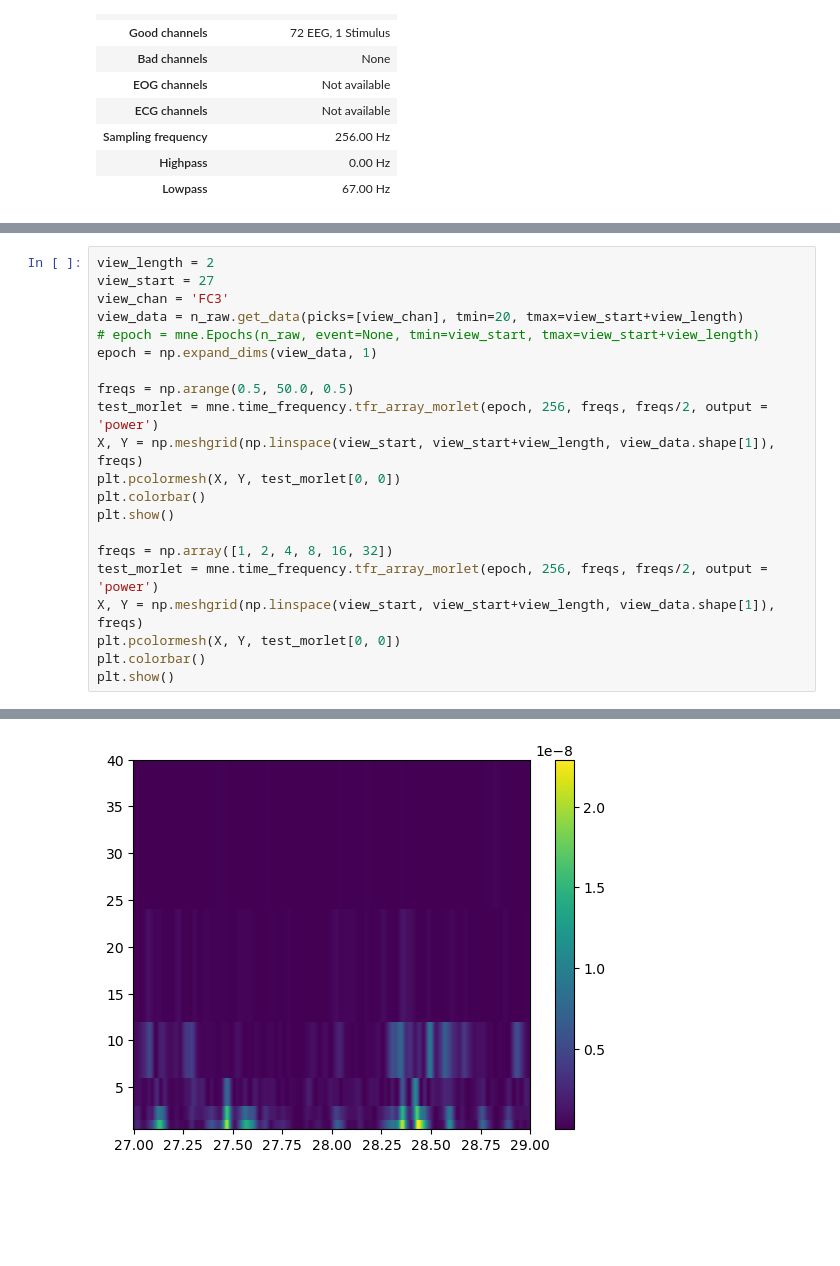
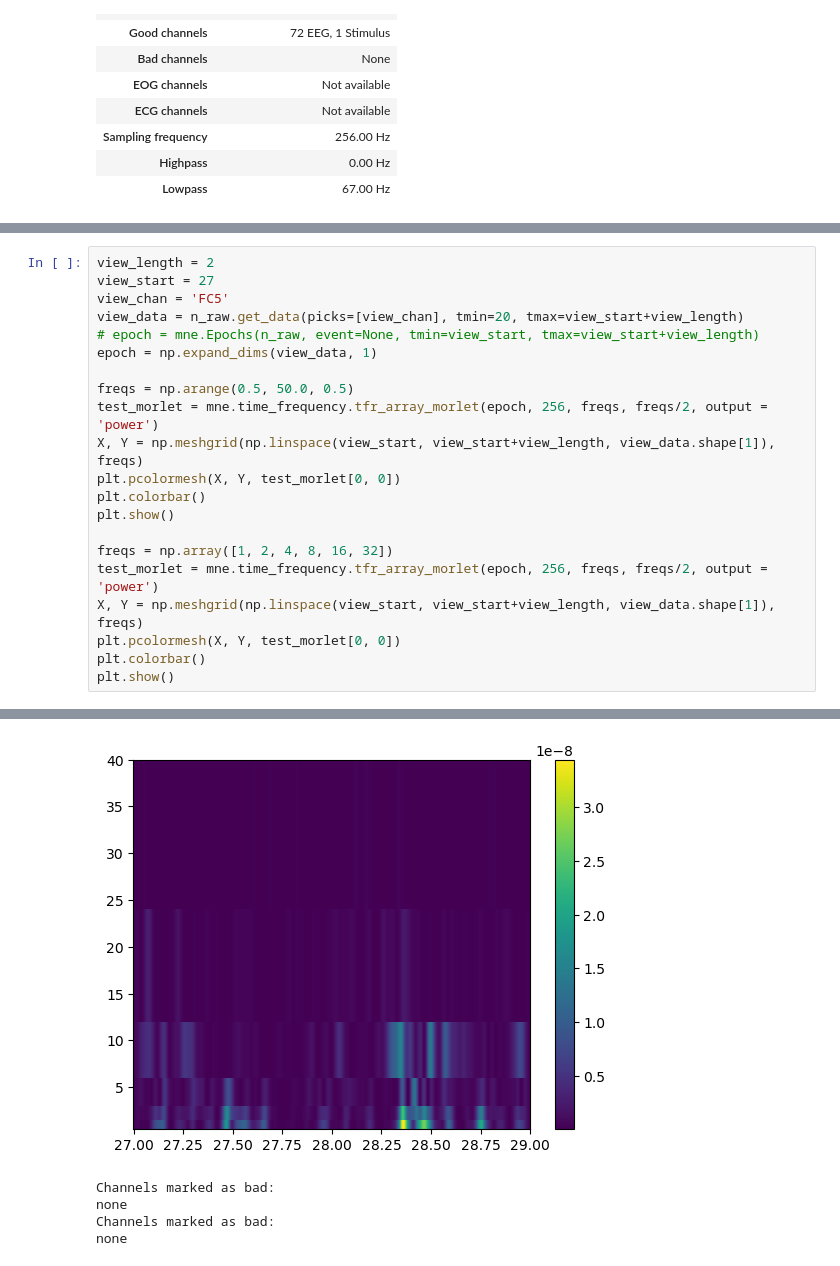
Before and after one commit to Turleyy/EEGresearch, a Jupyter notebook: EEG/read_data_2.ipynb, the cells around one changed output, grey strips where cells are left out. Saved outputs shown, nothing was run; the diff lists cells and outputs as text; blank space fills up the shorter version.

```diff
--- a/EEG/read_data_2.ipynb
+++ b/EEG/read_data_2.ipynb
@@ -94,7 +101,7 @@ Using qt as 2D backend.
 # %%
 view_length = 2
 view_start = 27
-view_chan = 'FC3'
+view_chan = 'FC5'
 view_data = n_raw.get_data(picks=[view_chan], tmin=20, tmax=view_start+view_length)
 # epoch = mne.Epochs(n_raw, event=None, tmin=view_start, tmax=view_start+view_length)
 epoch = np.expand_dims(view_data, 1)
@@ -117 +124,5 @@ plt.show()
-[figure, old version]
+[figure, new version]
+Channels marked as bad:
+none
+Channels marked as bad:
+none
```
Also changed, not shown: parts of 8 cells of this notebook.
